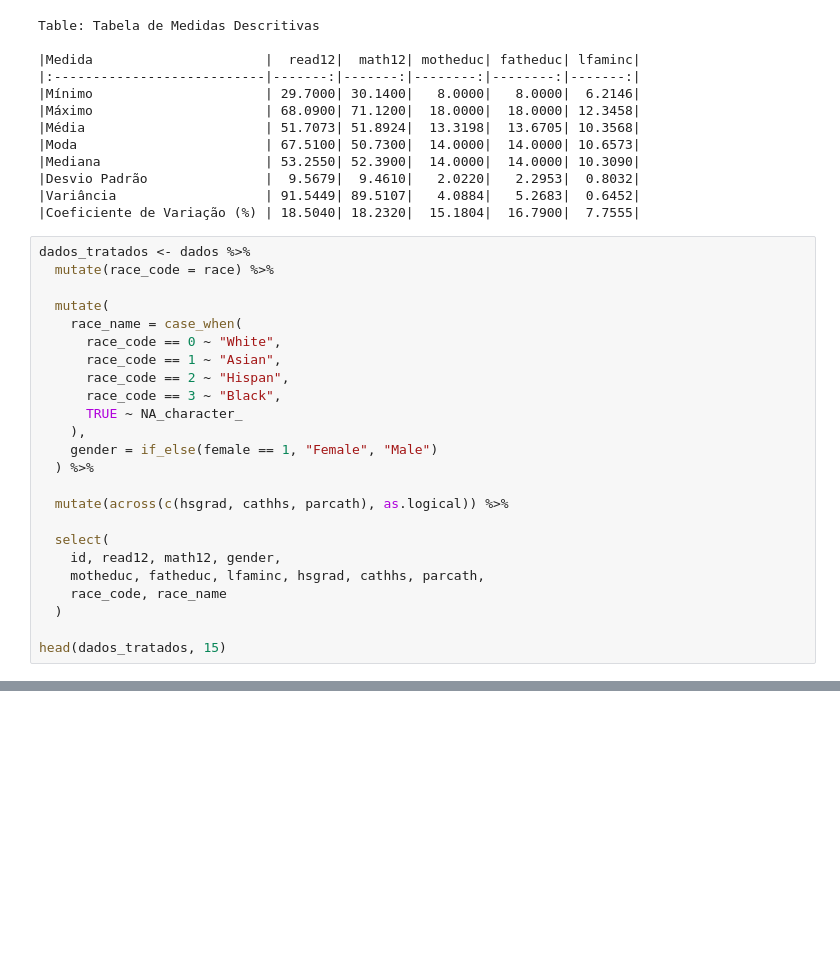
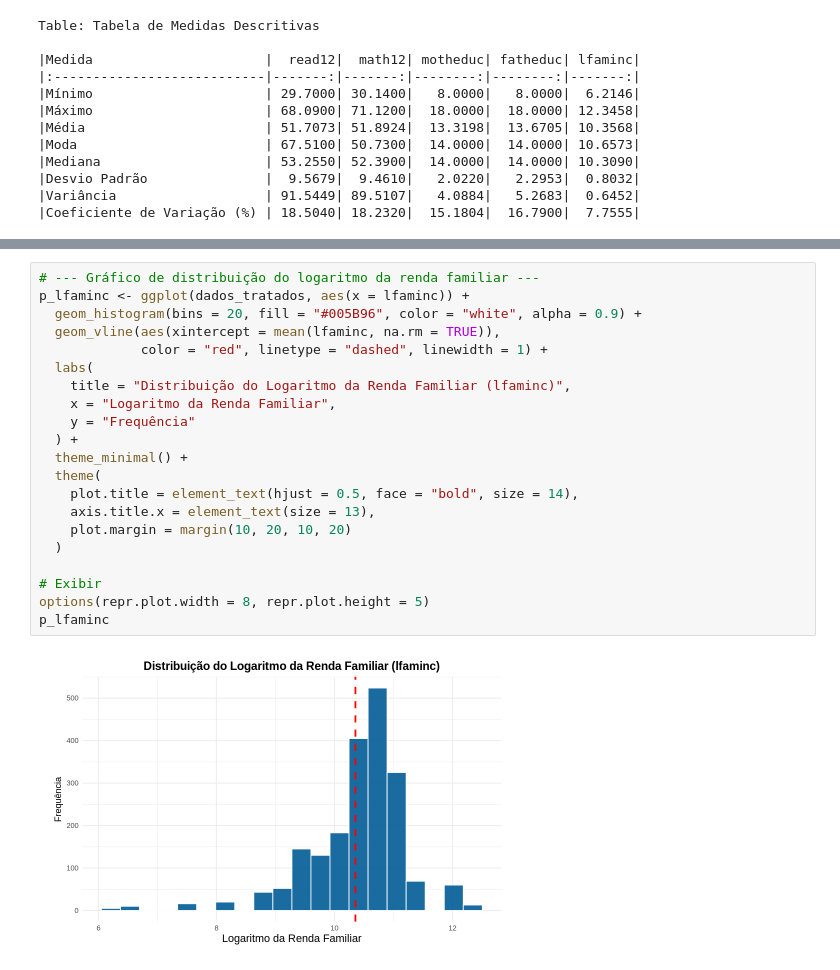
Before and after one commit to pedrovcardoso/trabalho-estatistica, a Jupyter notebook: trabalho_estatística_testes.ipynb, the cells around one changed output, grey strips where cells are left out. Cells and saved outputs as stored; diff of their text form; blank space fills up the shorter version.

```diff
--- a/trabalho_estatística_testes.ipynb
+++ b/trabalho_estatística_testes.ipynb
@@ -67,27 +72,3 @@ Table: Tabela de Medidas Descritivas
 |Desvio Padrão               |  9.5679|  9.4610|   2.0220|   2.2953|  0.8032|
 |Variância                   | 91.5449| 89.5107|   4.0884|   5.2683|  0.6452|
 |Coeficiente de Variação (%) | 18.5040| 18.2320|  15.1804|  16.7900|  7.7555|
-# %%
-dados_tratados <- dados %>%
-  mutate(race_code = race) %>%
-
-  mutate(
-    race_name = case_when(
-      race_code == 0 ~ "White",
-      race_code == 1 ~ "Asian",
-      race_code == 2 ~ "Hispan",
-      race_code == 3 ~ "Black",
-      TRUE ~ NA_character_
-    ),
-    gender = if_else(female == 1, "Female", "Male")
-  ) %>%
-
-  mutate(across(c(hsgrad, cathhs, parcath), as.logical)) %>%
-
-  select(
-    id, read12, math12, gender,
-    motheduc, fatheduc, lfaminc, hsgrad, cathhs, parcath,
-    race_code, race_name
-  )
-
-head(dados_tratados, 15)
@@ -269,0 +309,23 @@ Warning message:
+# %%
+# --- Gráfico de distribuição do logaritmo da renda familiar ---
+p_lfaminc <- ggplot(dados_tratados, aes(x = lfaminc)) +
+  geom_histogram(bins = 20, fill = "#005B96", color = "white", alpha = 0.9) +
+  geom_vline(aes(xintercept = mean(lfaminc, na.rm = TRUE)),
+             color = "red", linetype = "dashed", linewidth = 1) +
+  labs(
+    title = "Distribuição do Logaritmo da Renda Familiar (lfaminc)",
+    x = "Logaritmo da Renda Familiar",
+    y = "Frequência"
+  ) +
+  theme_minimal() +
+  theme(
+    plot.title = element_text(hjust = 0.5, face = "bold", size = 14),
+    axis.title.x = element_text(size = 13),
+    plot.margin = margin(10, 20, 10, 20)
+  )
+
+# Exibir
+options(repr.plot.width = 8, repr.plot.height = 5)
+p_lfaminc
+# %% [output]
+[figure, added]
```
Also changed, not shown: parts of 16 cells of this notebook.
